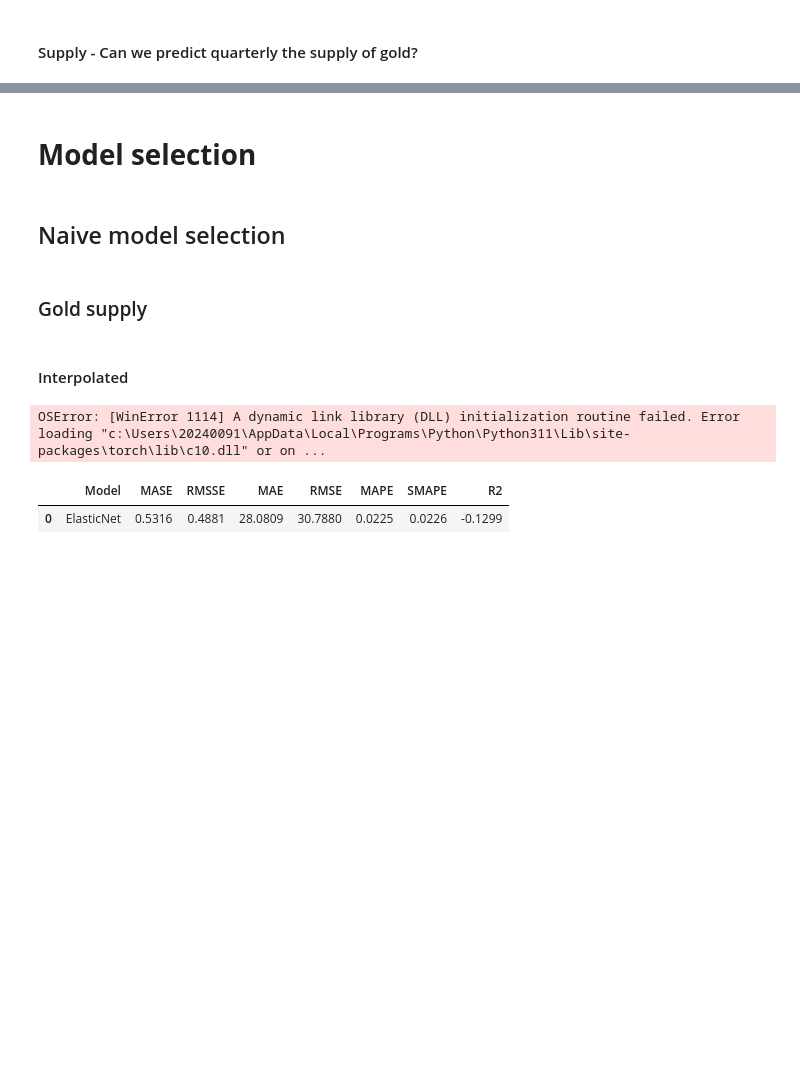
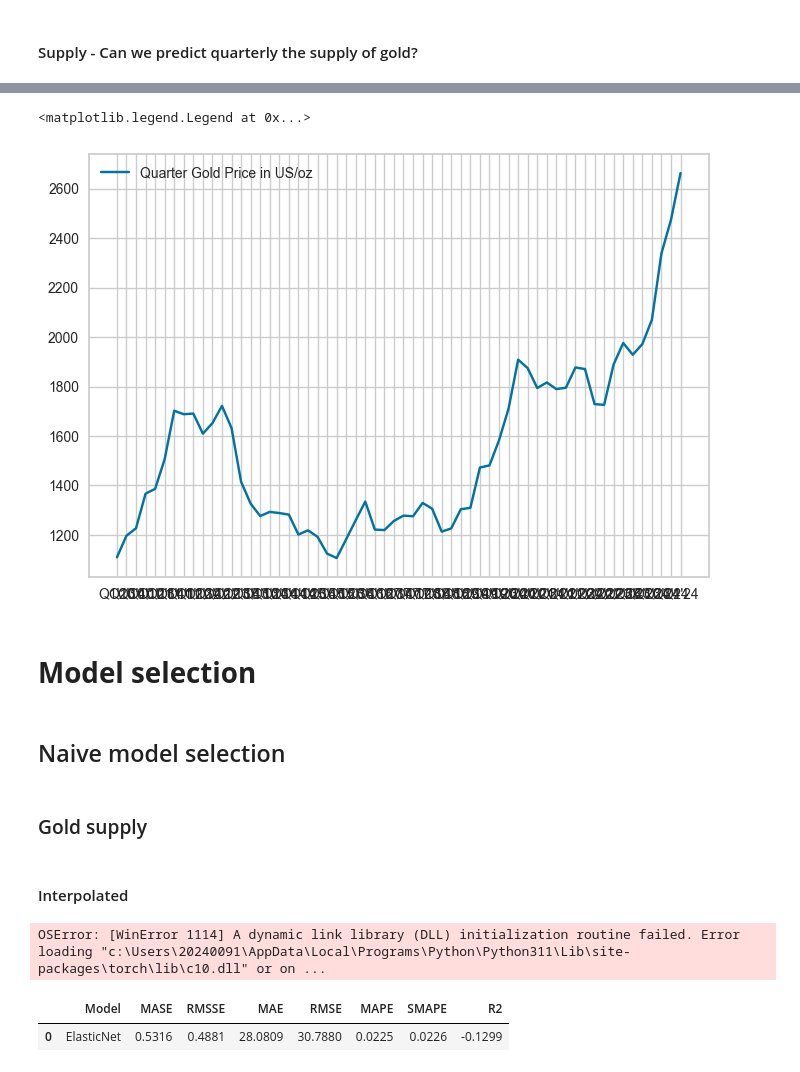
Before and after one commit to ShiyiU/HTTStockIndustryRankingTool, a Jupyter notebook: Gold and Silver/EDA.ipynb, the cells around one changed output, grey strips where cells are left out. Cells and saved outputs as stored; diff of their text form; code cells hidden in the pictures; blank space fills up the shorter version.

```diff
--- a/Gold and Silver/EDA.ipynb
+++ b/Gold and Silver/EDA.ipynb
@@ -54,3 +54,4 @@ In order to be able to determine whether a certain business establishment (whose
 # %%
 data = pd.read_excel(args.go_p,sheet_name='Gold Balance',engine='openpyxl')
 data[:10]
+prices = pd.read_excel(args.go_p, sheet_name='Prices', engine='openpyxl')
@@ -70,6 +58,21 @@ data[:10]
 # %% [markdown]
 #### Supply - Can we predict quarterly the supply of gold?
 # %%
+# ------------------------------------------------------------- ### Scraping Price ### ------------------------------------------------------------- #
+gold_price = pd.DataFrame({"Total Price":prices.iloc[4], "Period":prices.iloc[3]}).dropna()
+total_gold_price = gold_price[:15].dropna()
+total_gold_price.index = total_gold_price['Period']
+total_gold_price = total_gold_price.drop(columns=['Period'])
+
+
+quarter_price_gold = gold_price[16:].dropna()
+quarter_price_gold.index = quarter_price_gold['Period']
+quarter_price_gold = quarter_price_gold.drop(columns=['Period'])
+quarter_price_gold = quarter_price_gold[:-1]
+# ------------------------------------------------------------- ### Scraping Price ### ------------------------------------------------------------- #
+
+
+# ------------------------------------------------------------- ### Scraping Supply ### ------------------------------------------------------------- #
 # 1. Scrapping data to create variable of interest: Mine Production, Price, Mine production, Net producer hedging, Recycled gold
 mine_production = pd.DataFrame({'Supply':data.iloc[5], 'Quarter period':data.iloc[3]}).dropna()
 net_producer = pd.DataFrame({'Net Production':data.iloc[6], 'Quarter period':data.iloc[3]}).dropna()
@@ -83,7 +86,7 @@ general_mine_production.index = general_mine_production['Quarter period'].astype
 general_net_producer.index = general_net_producer['Quarter period'].astype(int).drop(columns='Quarter period')
 general_recycled_gold.index = general_recycled_gold['Quarter period'].astype(int).drop(columns='Quarter period')
 
-# ------------------------------------------------------------- ### Scraping ### ------------------------------------------------------------- #
+# ------------------------------------------------------------- ### Scraping Supply ### ------------------------------------------------------------- #
 
 
 # ------------------------------------------------------------- ### Mine Production ### ------------------------------------------------------------- #
@@ -192,3 +195,9 @@ PLT.grid()
+# %%
+PLT.plot(quarter_price_gold.index, quarter_price_gold, label = 'Quarter Gold Price in US/oz')
+PLT.legend()
+# %% [output]
+<matplotlib.legend.Legend at 0x...>
+[figure, added]
 # %% [markdown]
 # **Model selection**
 # %% [markdown]
```
Also changed, not shown: parts of 4 cells of this notebook.
